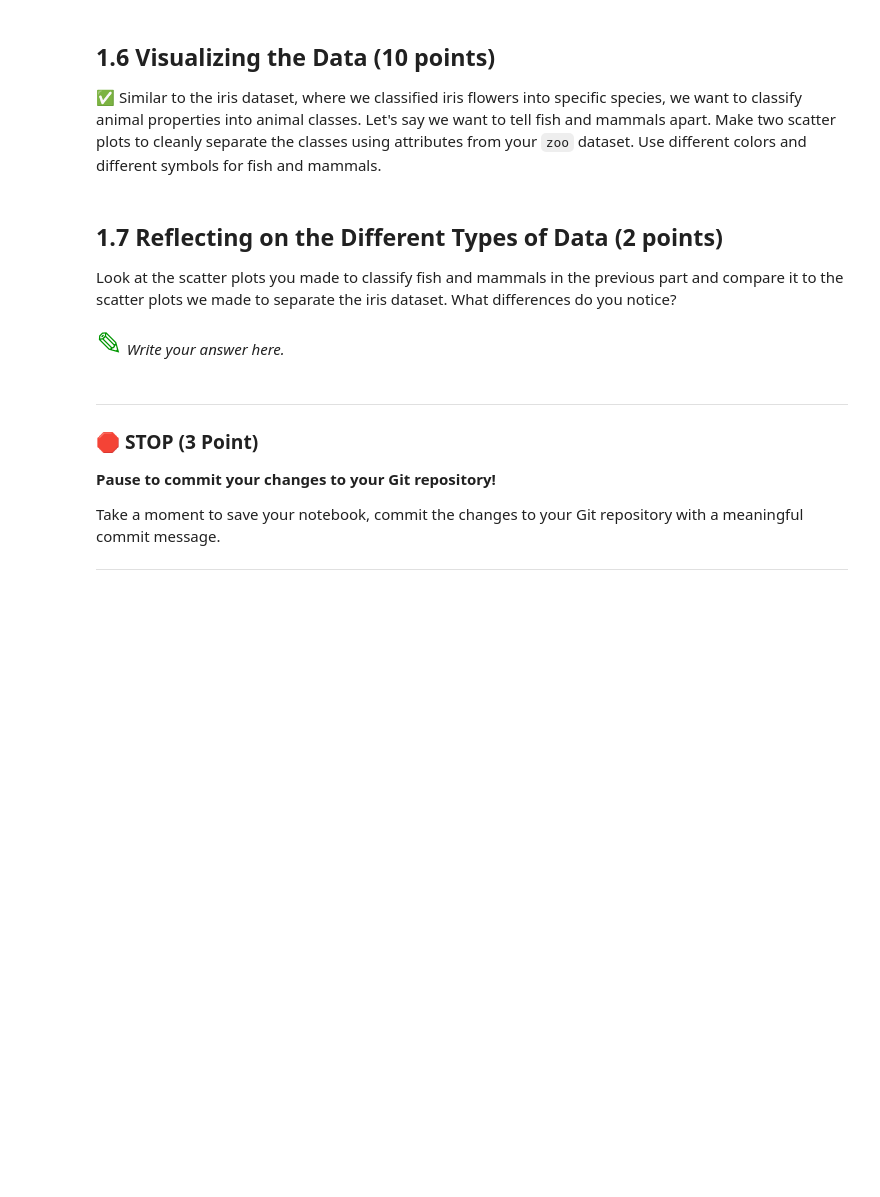
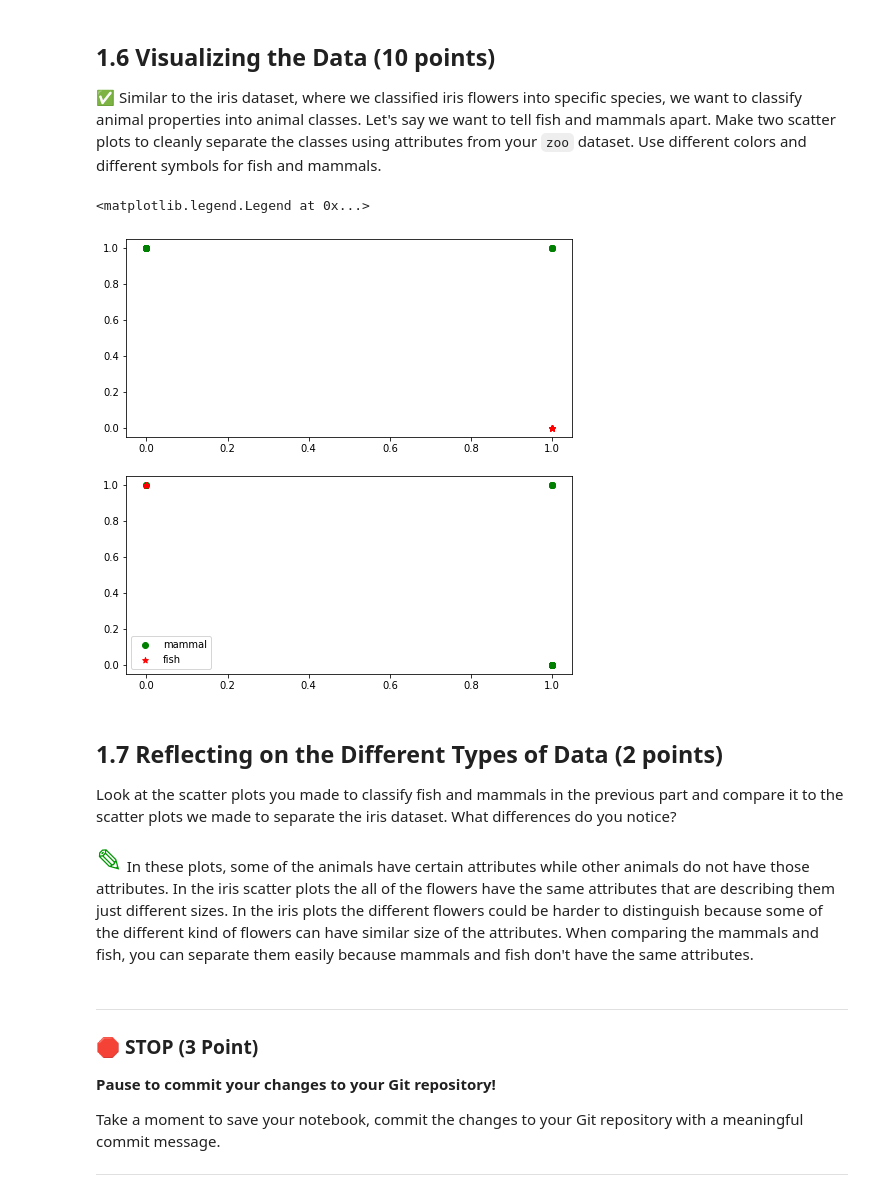
Before and after one commit to koehle61/CMSE202-s23-turnin, a Jupyter notebook: hw-02/HW-02_PandasAndObjects-STUDENT.ipynb, the cells around one changed output. Saved outputs shown, nothing was run; the diff lists cells and outputs as text; code cells hidden in the pictures; blank space fills up the shorter version.

Commit message:
finished part 1, created new plots comparing mammals and fish

```diff
--- a/hw-02/HW-02_PandasAndObjects-STUDENT.ipynb
+++ b/hw-02/HW-02_PandasAndObjects-STUDENT.ipynb
@@ -108,12 +126,27 @@ Look back in the PCA/ICA and see how we used `groupby` to find the number of Iri
 &#9989; Similar to the iris dataset, where we classified iris flowers into specific species, we want to classify animal properties into animal classes. Let's say we want to tell fish and mammals apart. Make two scatter plots to cleanly separate the classes using attributes from your `zoo` dataset. Use different colors and different symbols for fish and mammals.
 # %%
 #Write your code here
+fish = zoo_df[zoo_df["class_type"] == 4]
+mammal = zoo_df[zoo_df["class_type"] == 1]
+
+plt.figure(figsize = (8,8))
+plt.subplot(2,1,1)
+plt.scatter(mammal["fins"], mammal["milk"], color = "g", marker = "o", label = "mammal")
+plt.scatter(fish["fins"], fish["milk"], color = "r", marker = "*", label = "fish")
+
+plt.subplot(2,1,2)
+plt.scatter(mammal["hair"], mammal["aquatic"], color = "g", marker = "o", label = "mammal")
+plt.scatter(fish["hair"], fish["aquatic"], color = "r", marker = "*", label = "fish")
+plt.legend()
+# %% [output]
+<matplotlib.legend.Legend at 0x...>
+[figure, added]
 # %% [markdown]
 ## 1.7 Reflecting on the Different Types of Data (2 points)
 
 Look at the scatter plots you made to classify fish and mammals in the previous part and compare it to the scatter plots we made to separate the iris dataset. What differences do you notice?
 # %% [markdown]
-<font size=6 color="#009600">&#9998;</font> *Write your answer here.*
+<font size=6 color="#009600">&#9998;</font> In these plots, some of the animals have certain attributes while other animals do not have those attributes. In the iris scatter plots the all of the flowers have the same attributes that are describing them just different sizes. In the iris plots the different flowers could be harder to distinguish because some of the different kind of flowers can have similar size of the attributes. When comparing the mammals and fish, you can separate them easily because mammals and fish don't have the same attributes.
 # %% [markdown]
 ---
 ### &#128721; STOP (3 Point)
```
Also changed, not shown: parts of 3 cells of this notebook.
